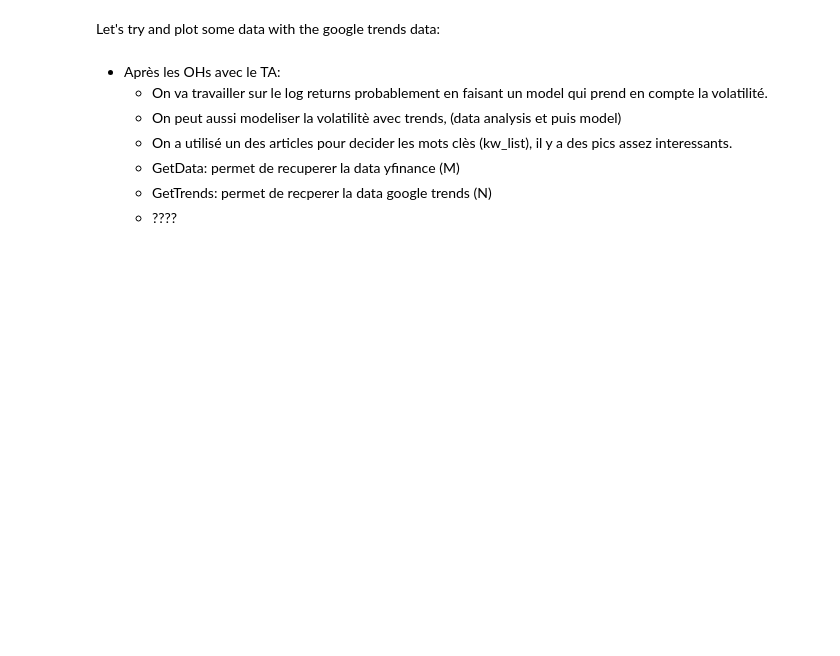
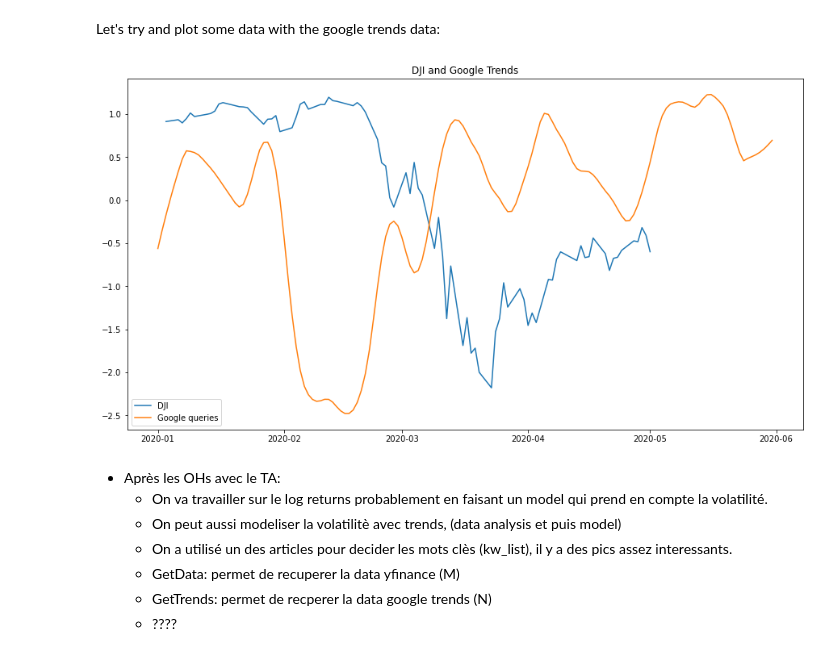
Before and after one commit to epfl-ada/ada-2020-project-milestone-p3-p3_adanas, a Jupyter notebook: creative_extension.ipynb, the cells around one changed output. Cells and saved outputs as stored; diff of their text form; code cells hidden in the pictures; blank space fills up the shorter version.

```diff
--- a/creative_extension.ipynb
+++ b/creative_extension.ipynb
@@ -291,12 +274,22 @@ plt.show()
 # %% [markdown]
 Let's try and plot some data with the google trends data:
 # %%
+from sklearn.preprocessing import scale
+from statsmodels.tsa.seasonal import STL
+
+res = STL(g_trends_daily['dow jones']).fit()
+trend = res.trend
+
 fig, ax = plt.subplots(figsize=(15,8))
-ax.set_title('Visa Stock, Volume of debt query')
-ax.plot(stocks['Date'], stocks['V'], label='Visa stock')
-g_trends['debt'].plot(ax=ax, label='Debt queries')
+
+ax.set_title(ticker + ' and Google Trends')
+ax.plot(stocks['Date'], scale(stocks[ticker]), label=ticker)
+ax.plot(g_trends_daily.index, scale(trend), label='Google queries')
 ax.legend(loc='best')
+
 plt.show()
+# %% [output]
+[figure, added]
 # %% [markdown]
 - Après les OHs avec le TA:
     - On va travailler sur le log returns probablement en faisant un model qui prend en compte la volatilité.
```
Also changed, not shown: parts of 16 cells of this notebook, 2 other files.
